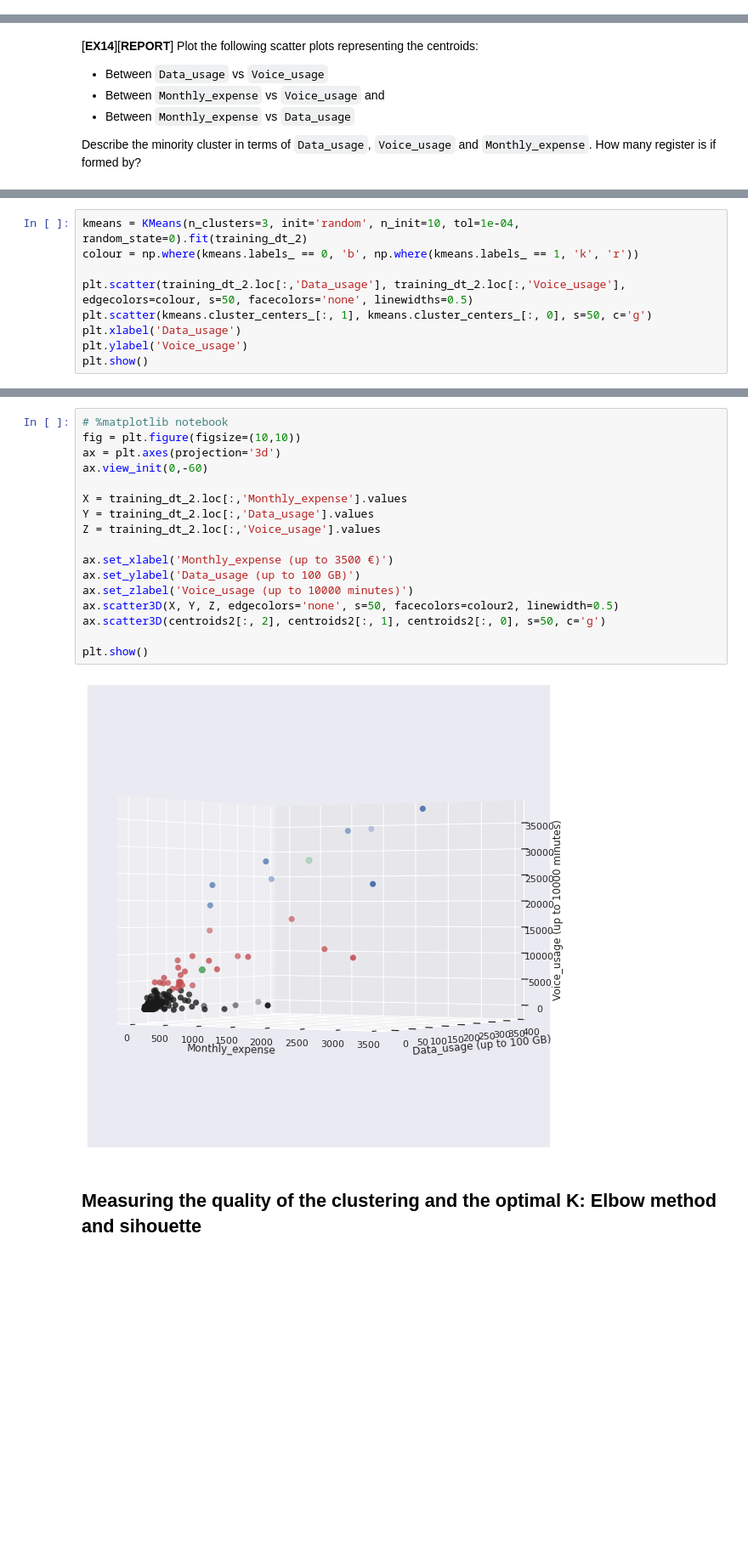
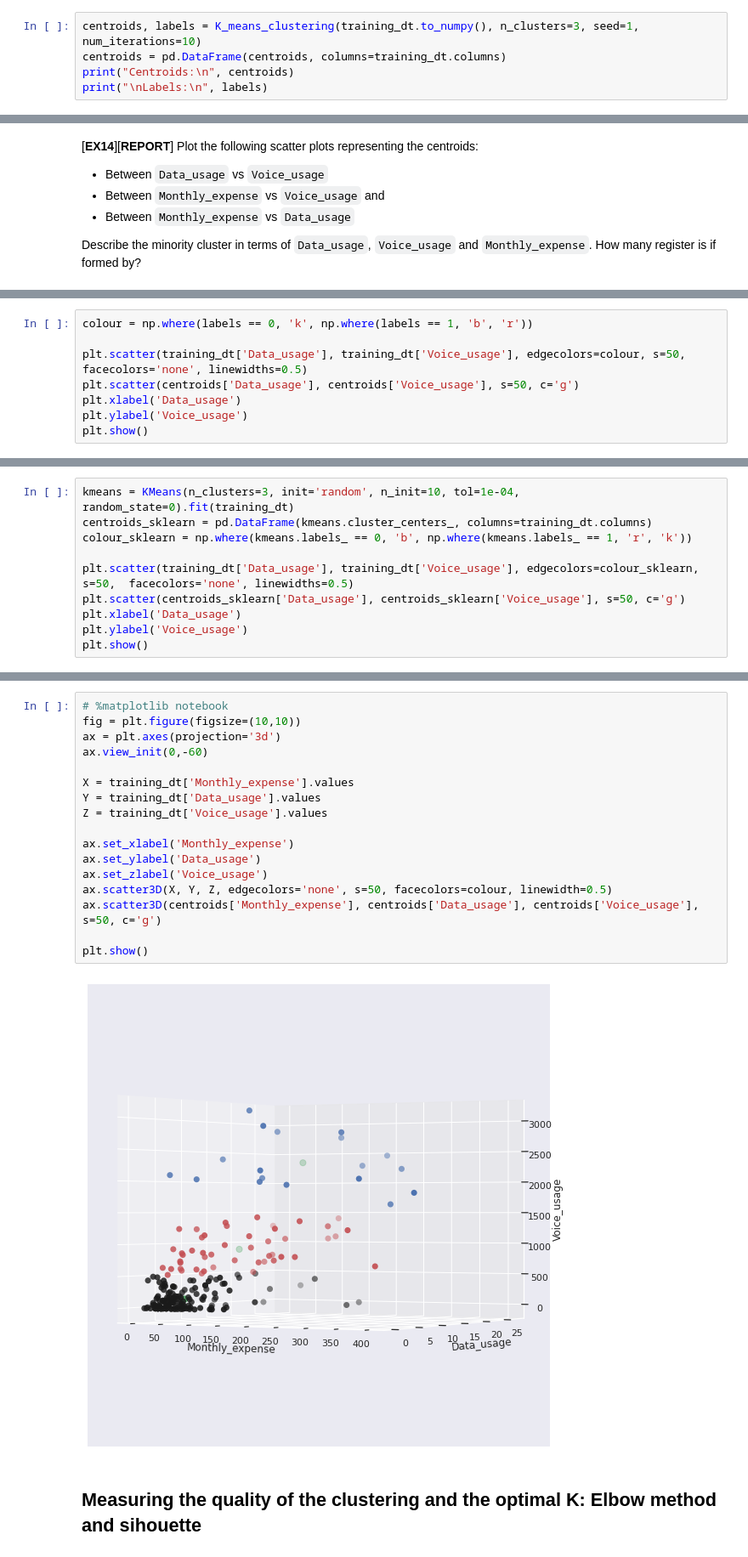
Before and after one commit to Alejandro-FA/UPF-Machine_Learning, a Jupyter notebook: Project-1/P01_Clustering students.ipynb, the cells around one changed output, grey strips where cells are left out. Shown at 85% size. Cells and saved outputs as stored; diff of their text form; blank space fills up the shorter version.

```diff
--- a/Project-1/P01_Clustering students.ipynb
+++ b/Project-1/P01_Clustering students.ipynb
@@ -624,0 +619,5 @@ Labels: [0 0 0 0 0 1 1 0 0 0 0 0 0 0 0 0 1 0 1 0 0 0 0 1 0 0 0 0 0 0 0 0 0 0 0 0
+# %%
+centroids, labels = K_means_clustering(training_dt.to_numpy(), n_clusters=3, seed=1, num_iterations=10)
+centroids = pd.DataFrame(centroids, columns=training_dt.columns)
+print("Centroids:\n", centroids)
+print("\nLabels:\n", labels)
@@ -703,0 +647,8 @@ plt.show()
+# %%
+colour = np.where(labels == 0, 'k', np.where(labels == 1, 'b', 'r'))
+
+plt.scatter(training_dt['Data_usage'], training_dt['Voice_usage'], edgecolors=colour, s=50, facecolors='none', linewidths=0.5)
+plt.scatter(centroids['Data_usage'], centroids['Voice_usage'], s=50, c='g')
+plt.xlabel('Data_usage')
+plt.ylabel('Voice_usage')
+plt.show()
@@ -706,11 +675,12 @@ plt.show()
 
 Tip: We recommend the following  [KMeans()](https://scikit-learn.org/stable/modules/generated/sklearn.cluster.KMeans.html) parameters: `init`='random', `n_init`=10, `tol`=1e-04 and `random_state`=0
 # %%
-kmeans = KMeans(n_clusters=3, init='random', n_init=10, tol=1e-04, random_state=0).fit(training_dt_2)
-colour = np.where(kmeans.labels_ == 0, 'b', np.where(kmeans.labels_ == 1, 'k', 'r'))
+kmeans = KMeans(n_clusters=3, init='random', n_init=10, tol=1e-04, random_state=0).fit(training_dt)
+centroids_sklearn = pd.DataFrame(kmeans.cluster_centers_, columns=training_dt.columns)
+colour_sklearn = np.where(kmeans.labels_ == 0, 'b', np.where(kmeans.labels_ == 1, 'r', 'k'))
 
-plt.scatter(training_dt_2.loc[:,'Data_usage'], training_dt_2.loc[:,'Voice_usage'], edgecolors=colour, s=50, facecolors='none', linewidths=0.5)
-plt.scatter(kmeans.cluster_centers_[:, 1], kmeans.cluster_centers_[:, 0], s=50, c='g')
+plt.scatter(training_dt['Data_usage'], training_dt['Voice_usage'], edgecolors=colour_sklearn, s=50,  facecolors='none', linewidths=0.5)
+plt.scatter(centroids_sklearn['Data_usage'], centroids_sklearn['Voice_usage'], s=50, c='g')
 plt.xlabel('Data_usage')
 plt.ylabel('Voice_usage')
 plt.show()
@@ -723,22 +693,22 @@ Tip: use [scatter3d](https://matplotlib.org/3.1.1/gallery/mplot3d/scatter3d.html
 # %%
 # %matplotlib notebook
 fig = plt.figure(figsize=(10,10))
 ax = plt.axes(projection='3d')
 ax.view_init(0,-60)
 
-X = training_dt_2.loc[:,'Monthly_expense'].values
-Y = training_dt_2.loc[:,'Data_usage'].values
-Z = training_dt_2.loc[:,'Voice_usage'].values
+X = training_dt['Monthly_expense'].values
+Y = training_dt['Data_usage'].values
+Z = training_dt['Voice_usage'].values
 
-ax.set_xlabel('Monthly_expense (up to 3500 €)')
-ax.set_ylabel('Data_usage (up to 100 GB)')
-ax.set_zlabel('Voice_usage (up to 10000 minutes)')
-ax.scatter3D(X, Y, Z, edgecolors='none', s=50, facecolors=colour2, linewidth=0.5)
-ax.scatter3D(centroids2[:, 2], centroids2[:, 1], centroids2[:, 0], s=50, c='g')
+ax.set_xlabel('Monthly_expense')
+ax.set_ylabel('Data_usage')
+ax.set_zlabel('Voice_usage')
+ax.scatter3D(X, Y, Z, edgecolors='none', s=50, facecolors=colour, linewidth=0.5)
+ax.scatter3D(centroids['Monthly_expense'], centroids['Data_usage'], centroids['Voice_usage'], s=50, c='g')
 
 plt.show()
 # %% [output]
-[figure, old version]
+[figure, new version]
 # %% [markdown]
 ## Measuring the quality of the clustering and the optimal K: Elbow method and sihouette
 # %% [markdown]
```
Also changed, not shown: parts of 16 cells of this notebook.
